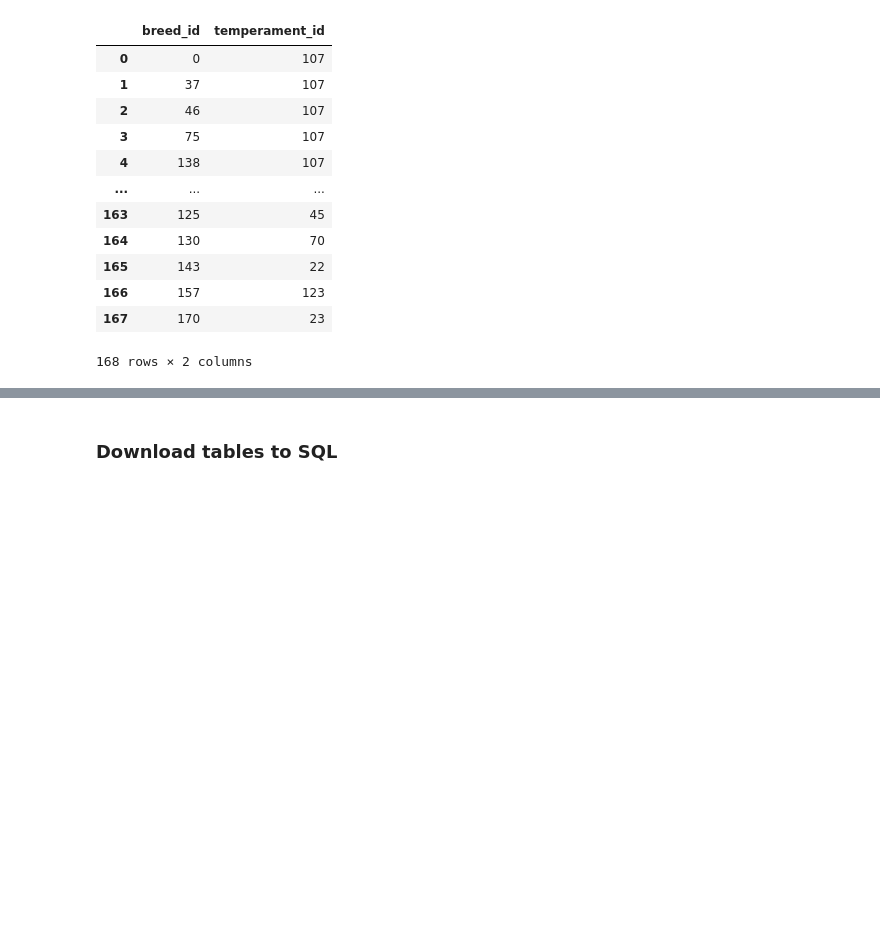
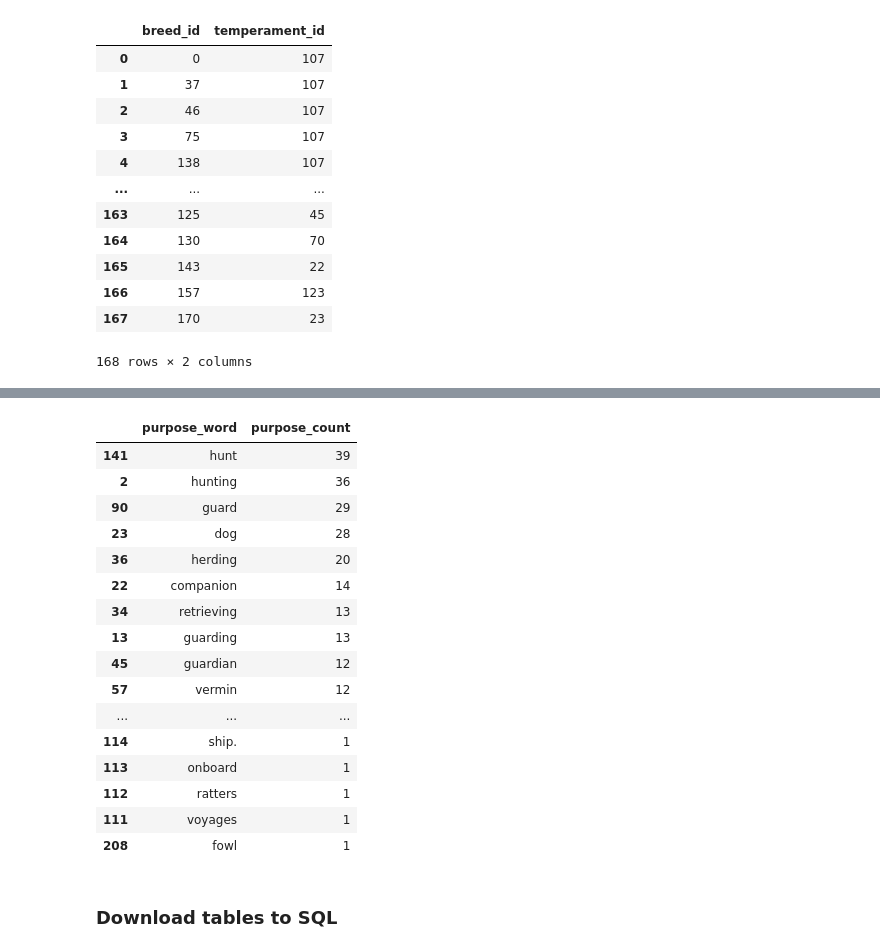
Before and after one commit to chelseasenter/Doggo-Webpage, a Jupyter notebook: Input/dog-breed.ipynb, the cells around one changed output, grey strips where cells are left out. Drawn from its saved outputs; the diff is of its cells as text; code cells hidden in the pictures; blank space fills up the shorter version.

```diff
--- a/Input/dog-breed.ipynb
+++ b/Input/dog-breed.ipynb
@@ -343,3 +406,27 @@ breed_temp_ids
+# %%
+exclusions = ['a', 'in', '', 'an', 'on', 'and', 'one', 'none', 'to', 'the', 'or', '-', 'all', 'of', '&', 'by', 'inside', 'like', 'with']
+purpose_df = purpose_word_df[~purpose_word_df['purpose_word'].isin(exclusions)]
+
+pd.set_option("display.max_rows", None, "display.max_columns", None)
+purpose_df
+# %% [output]
+|  | purpose_word | purpose_count |
+| 141 | hunt | 39 |
+| 2 | hunting | 36 |
+| 90 | guard | 29 |
+| 23 | dog | 28 |
+| 36 | herding | 20 |
+| 22 | companion | 14 |
+| 34 | retrieving | 13 |
+| 13 | guarding | 13 |
+| 45 | guardian | 12 |
+| 57 | vermin | 12 |
+| ... | ... | ... |
+| 114 | ship. | 1 |
+| 113 | onboard | 1 |
+| 112 | ratters | 1 |
+| 111 | voyages | 1 |
+| 208 | fowl | 1 |
 # %% [markdown]
 ### Download tables to SQL
 # %%
```
Also changed, not shown: parts of 6 cells of this notebook, 2 other files.
